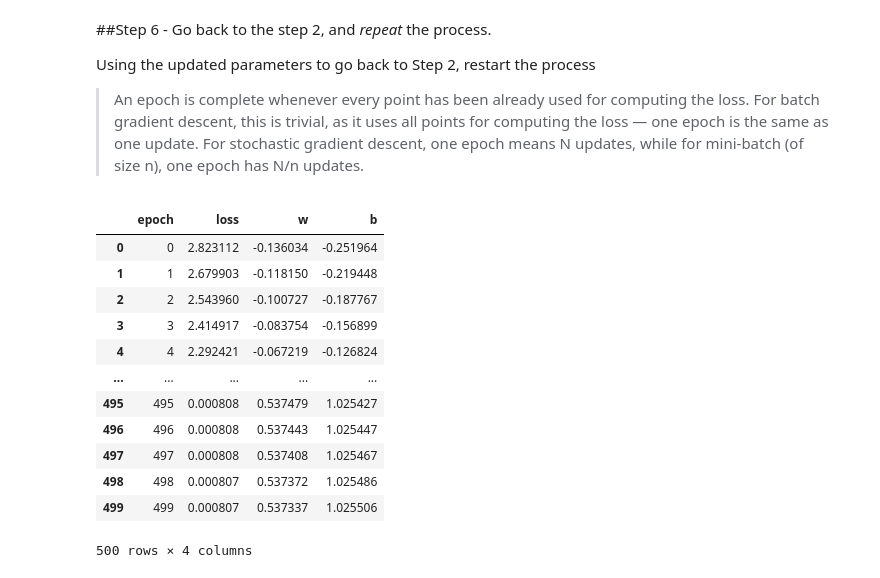
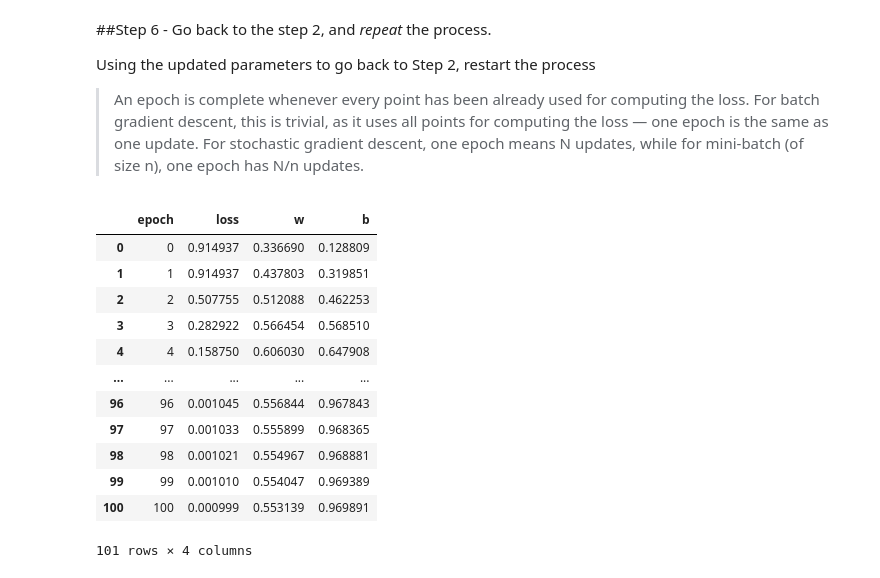
Before and after one commit to ronald-hk-chung/ssnotebook, a Jupyter notebook: basics_of_neural_network/understanding_stochastic_gradient_descent.ipynb, the cells around one changed output. Cells and saved outputs as stored; diff of their text form; code cells hidden in the pictures.

```diff
--- a/basics_of_neural_network/understanding_stochastic_gradient_descent.ipynb
+++ b/basics_of_neural_network/understanding_stochastic_gradient_descent.ipynb
@@ -43,7 +49,7 @@ torch.manual_seed(42)
 # Generating synthetic data
 X = torch.rand(100) # random numbers from a uniform distribution on the interval (0, 1)
 w_true, b_true = 0.5, 1
-noise = torch.rand(100) * 0.1
+noise = torch.randn(100) * 0.03
 y = w_true * X + b_true + noise
 
 # Plot synthetic data
@@ -176,43 +186,52 @@ Using the updated parameters to go back to Step 2, restart the process
 # %%
 import pandas as pd
 
-lr = 0.01
-n_epochs = 500
+lr = 0.1
+n_epochs = 100
+
+# Set manual seed
+torch.manual_seed(42)
 
 # Step 1 - Initialize the weights
 params = torch.randn(2, requires_grad=True, dtype=torch.float)
 
-result=[]
+# append first result as initial random initiations
+results=[]
+results.append({'epoch': 0,
+                'loss': mse(model(X, params), y).item(),
+                'w': params.data[0].item(),
+                'b': params.data[1].item()})
+
 for epoch in range(n_epochs):
     # Step 2 - Make predictions using the model
     y_preds = model(X, params)
     # Step 3 - Compute the Loss
     loss = mse(y_preds, y)
     # Step 4 - Compute the Gradients
     loss.backward()
     # Step 5 - `step()` to Update the parameters and zero grad as loss is cumulative
     params.data -= lr * params.grad
     params.grad = None
-    result.append({'epoch': epoch,
+    results.append({'epoch': epoch+1,
                    'loss': loss.item(),
                    'w': params.data[0].item(),
                    'b': params.data[1].item()})
 
-pd.DataFrame(result)
+pd.DataFrame(results)
 # %% [output]
 |  | epoch | loss | w | b |
-| 0 | 0 | 2.823112 | -0.136034 | -0.251964 |
-| 1 | 1 | 2.679903 | -0.118150 | -0.219448 |
-| 2 | 2 | 2.543960 | -0.100727 | -0.187767 |
-| 3 | 3 | 2.414917 | -0.083754 | -0.156899 |
-| 4 | 4 | 2.292421 | -0.067219 | -0.126824 |
+| 0 | 0 | 0.914937 | 0.336690 | 0.128809 |
+| 1 | 1 | 0.914937 | 0.437803 | 0.319851 |
+| 2 | 2 | 0.507755 | 0.512088 | 0.462253 |
+| 3 | 3 | 0.282922 | 0.566454 | 0.568510 |
+| 4 | 4 | 0.158750 | 0.606030 | 0.647908 |
 | ... | ... | ... | ... | ... |
-| 495 | 495 | 0.000808 | 0.537479 | 1.025427 |
-| 496 | 496 | 0.000808 | 0.537443 | 1.025447 |
-| 497 | 497 | 0.000808 | 0.537408 | 1.025467 |
-| 498 | 498 | 0.000807 | 0.537372 | 1.025486 |
-| 499 | 499 | 0.000807 | 0.537337 | 1.025506 |
+| 96 | 96 | 0.001045 | 0.556844 | 0.967843 |
+| 97 | 97 | 0.001033 | 0.555899 | 0.968365 |
+| 98 | 98 | 0.001021 | 0.554967 | 0.968881 |
+| 99 | 99 | 0.001010 | 0.554047 | 0.969389 |
+| 100 | 100 | 0.000999 | 0.553139 | 0.969891 |
-500 rows × 4 columns
+101 rows × 4 columns
 # %%
 # Plot the result
 fig, ax = plt.subplots()
```
Also changed, not shown: parts of 42 cells of this notebook.
